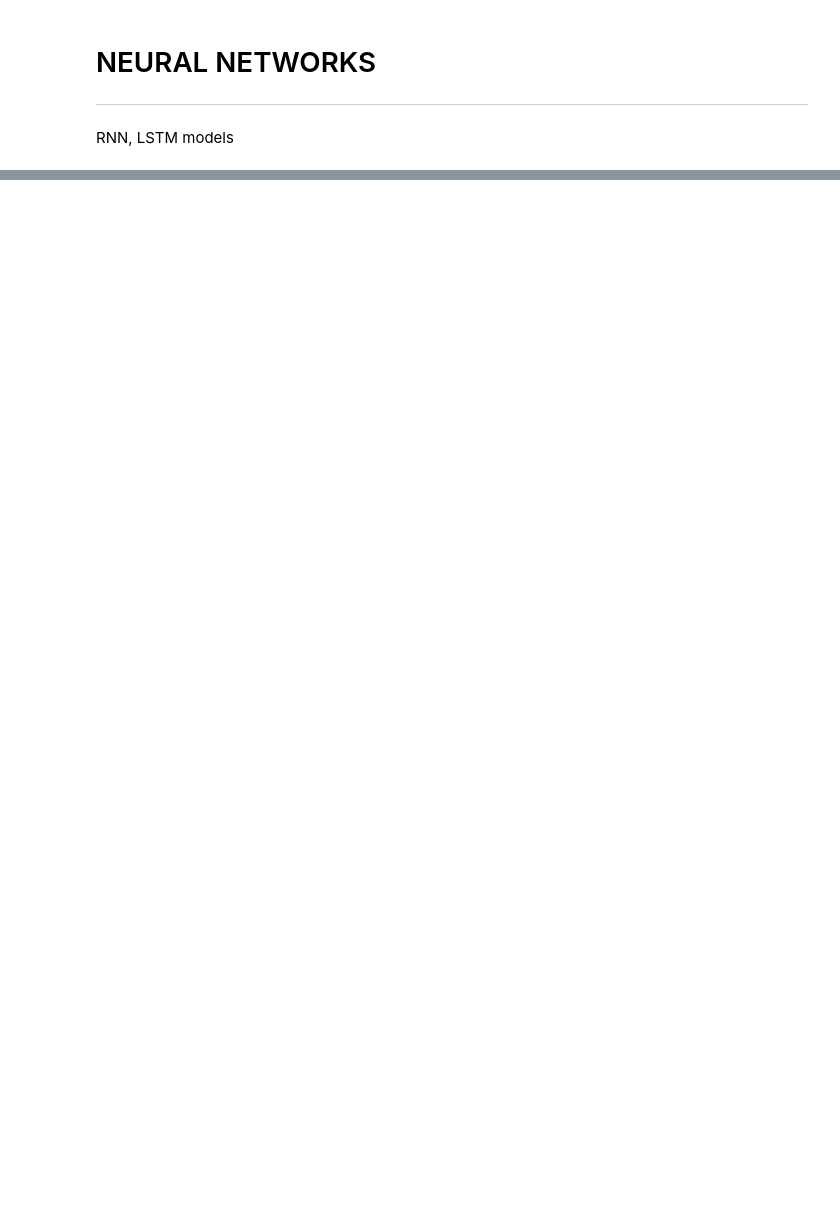
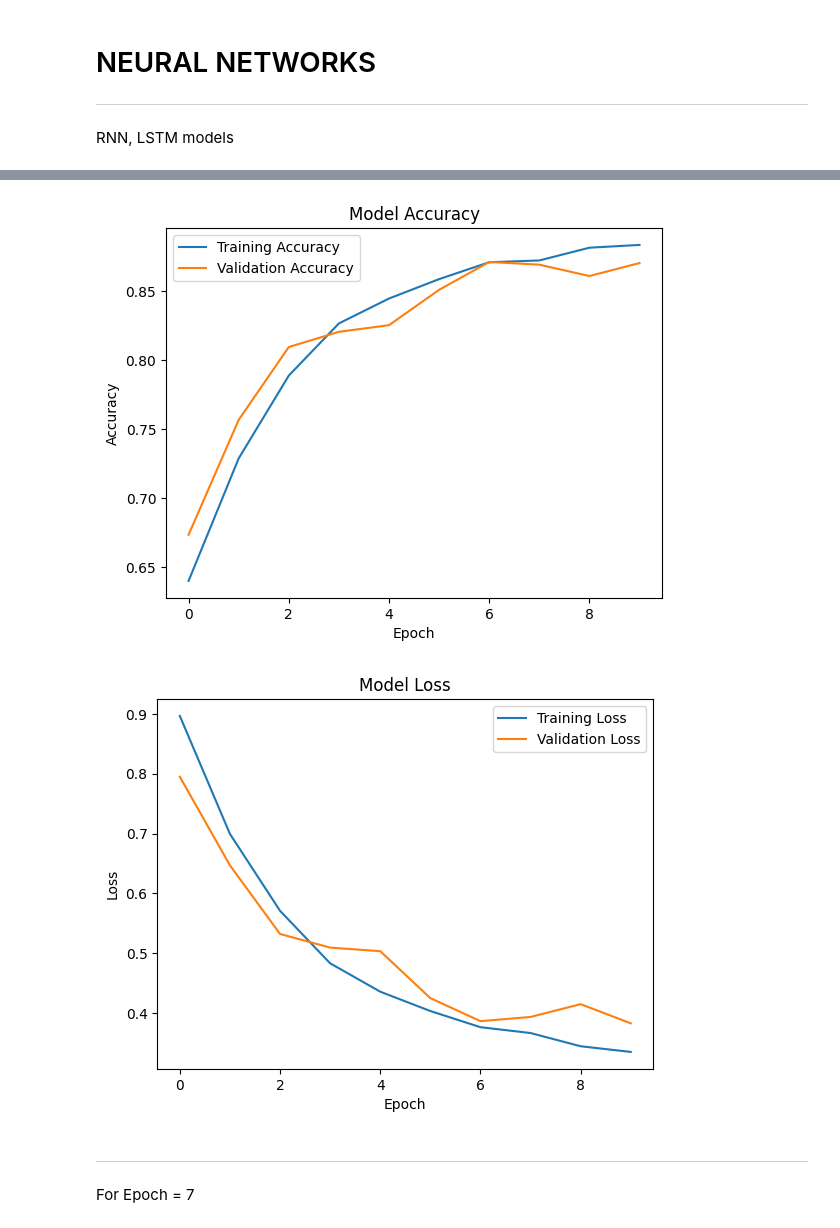
Before and after one commit to WaHMugdha/MoodBites, a Jupyter notebook: moodbites_models.ipynb, the cells around one changed output, grey strips where cells are left out. Cells and saved outputs as stored; diff of their text form; code cells hidden in the pictures; blank space fills up the shorter version.

```diff
--- a/moodbites_models.ipynb
+++ b/moodbites_models.ipynb
@@ -339,4 +312,19 @@ def compute_awe(embeddings_sequences):
 # %%
+numeric_columns = data_btm.select_dtypes(include=['float64', 'int64']).columns
+data_btm[numeric_columns] = data_btm[numeric_columns].astype('float32')
+
+import pickle
+with open('/content/drive/MyDrive/Kaggle/word2vec_model.pkl', 'rb') as f:
+    word2vec_model = pickle.load(f)
+vocab_size = len(word2vec_model.wv.key_to_index)
+import numpy as np
+def compute_awe(embeddings_sequences):
+    awe_list = []
+    for sequence in embeddings_sequences:
+        average_embedding = np.mean(sequence, axis=0)
+        awe_list.append(average_embedding)
+    return np.array(awe_list)
+
 import tensorflow as tf
 from tensorflow import keras
 from tensorflow.keras import layers
@@ -346,3 +334,4 @@ awe_features = compute_awe(data_btm['word_embeddings_of_reviews'])
 x_other_features = data_btm[['online_order', 'book_table', 'rate', 'rest_type', 'cuisines', 'cost(for 2)', 'dining_type']]
 x = np.concatenate([x_other_features, awe_features], axis=1)
 x_train, x_test, y_train, y_test = train_test_split(x, y, test_size=0.2, random_state=42)
+x_train, x_val, y_train, y_val = train_test_split(x_train, y_train, test_size=0.25, random_state=42)
@@ -366,9 +348,10 @@ model = Sequential([
 model.compile(optimizer='adam', loss='categorical_crossentropy', metrics=['accuracy'])
 y_train_categorical = tf.keras.utils.to_categorical(y_train, num_classes=5)
 y_test_categorical = tf.keras.utils.to_categorical(y_test, num_classes=5)
-model.fit(x_train, y_train_categorical, epochs=10, batch_size=32)
+
+y_val_categorical = tf.keras.utils.to_categorical(y_val, num_classes=5)
+history = model.fit(x_train, y_train_categorical, epochs=10, batch_size=32, validation_data=(x_val, y_val_categorical))
 loss, accuracy = model.evaluate(x_test, y_test_categorical)
-
 print("Loss:", loss)
 print("Accuracy:", accuracy)
 # %% [output]
@@ -409,3 +392,25 @@ print(classification_report(y_test, y_pred))
 weighted avg       0.88      0.88      0.88     12882
+# %%
+import matplotlib.pyplot as plt
+# Plotting accuracy
+plt.plot(history.history['accuracy'], label='Training Accuracy')
+plt.plot(history.history['val_accuracy'], label='Validation Accuracy')
+plt.xlabel('Epoch')
+plt.ylabel('Accuracy')
+plt.legend()
+plt.title('Model Accuracy')
+plt.show()
+
+# Plotting loss
+plt.plot(history.history['loss'], label='Training Loss')
+plt.plot(history.history['val_loss'], label='Validation Loss')
+plt.xlabel('Epoch')
+plt.ylabel('Loss')
+plt.legend()
+plt.title('Model Loss')
+plt.show()
+# %% [output]
+[figure, added]
+[figure, added]
 # %%
 import pickle
@@ -413,3 +418,6 @@ file_path = '/content/drive/MyDrive/Kaggle/simpleRNN_model.pkl'
 with open(file_path, 'wb') as file:
     pickle.dump(model, file)
+# %% [markdown]
+---
+For Epoch = 7
 # %%
```
Also changed, not shown: parts of 37 cells of this notebook.
